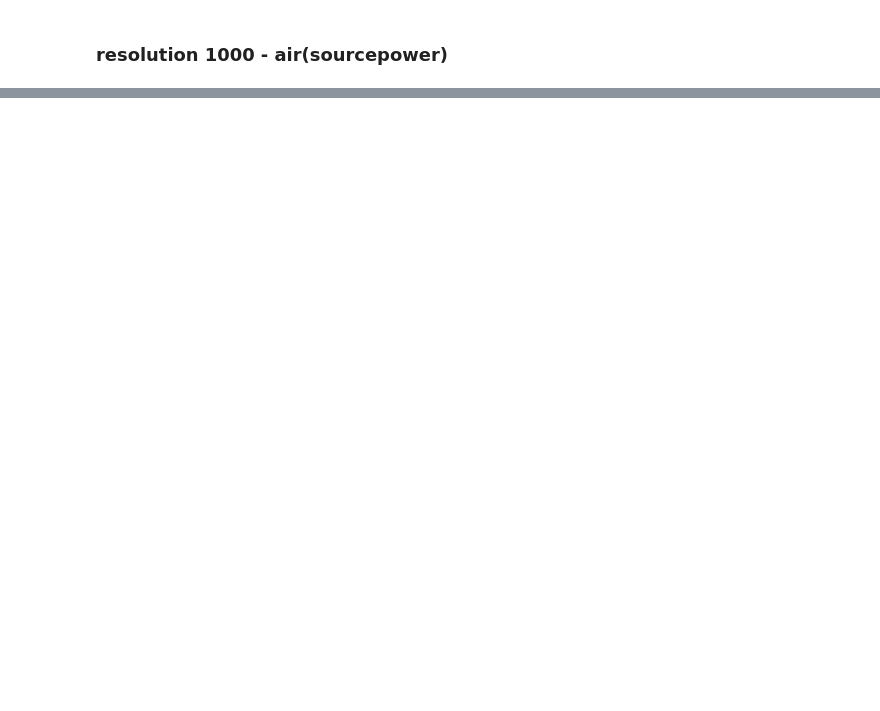
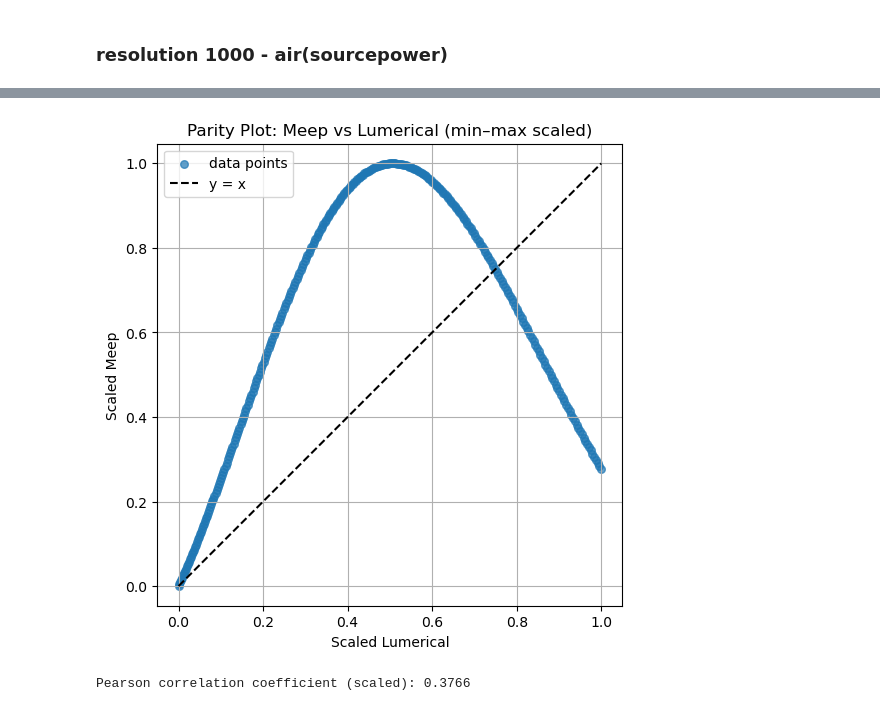
Before and after one commit to M2nion/EIDL, a Jupyter notebook: Tool/Meep/LGD/Meep code/OLED structure/Layer by Layer check/OLED_update_LBL.ipynb, the cells around one changed output, grey strips where cells are left out. Saved outputs shown, nothing was run; the diff lists cells and outputs as text; code cells hidden in the pictures; blank space fills up the shorter version.

```diff
--- a/Tool/Meep/LGD/Meep code/OLED structure/Layer by Layer check/OLED_update_LBL.ipynb
+++ b/Tool/Meep/LGD/Meep code/OLED structure/Layer by Layer check/OLED_update_LBL.ipynb
@@ -317,3 +422,37 @@ plt.show()
+# %%
+import numpy as np
+import matplotlib.pyplot as plt
+
+# -- 예시 데이터 로드 --
+# wl : 파장 배열 (μm)
+# dp_meep : Meep 피팅 결과 (normalized dipole power)
+# dp_lum  : Lumerical 결과 (normalized dipole power)
+
+# 1) min–max 스케일링 함수
+def min_max_scale(x):
+    return (x - np.min(x)) / (np.max(x) - np.min(x))
+
+dp_meep_s = min_max_scale(net_power_fitting_al)
+dp_lum_s  = min_max_scale(lumerical)
+
+# 2) 파리티 플롯
+plt.figure(figsize=(6,6))
+plt.scatter(dp_lum_s, dp_meep_s, s=30, alpha=0.7, label='data points')
+plt.plot([0,1], [0,1], 'k--', label='y = x')
+plt.xlabel('Scaled Lumerical')
+plt.ylabel('Scaled Meep')
+plt.title('Parity Plot: Meep vs Lumerical (min–max scaled)')
+plt.legend()
+plt.grid(True)
+plt.axis('equal')
+plt.show()
+
+# 3) 상관계수 계산
+corr_coeff = np.corrcoef(dp_lum_s, dp_meep_s)[0,1]
+print(f"Pearson correlation coefficient (scaled): {corr_coeff:.4f}")
+# %% [output]
+[figure, added]
+Pearson correlation coefficient (scaled): 0.3766
 # %%
 # === Relative Error 계산 === #
 relative_error = np.abs((dp_fitting_al - lumerical) / lumerical)* 100
```
Also changed, not shown: parts of 12 cells of this notebook, 18 other files.
